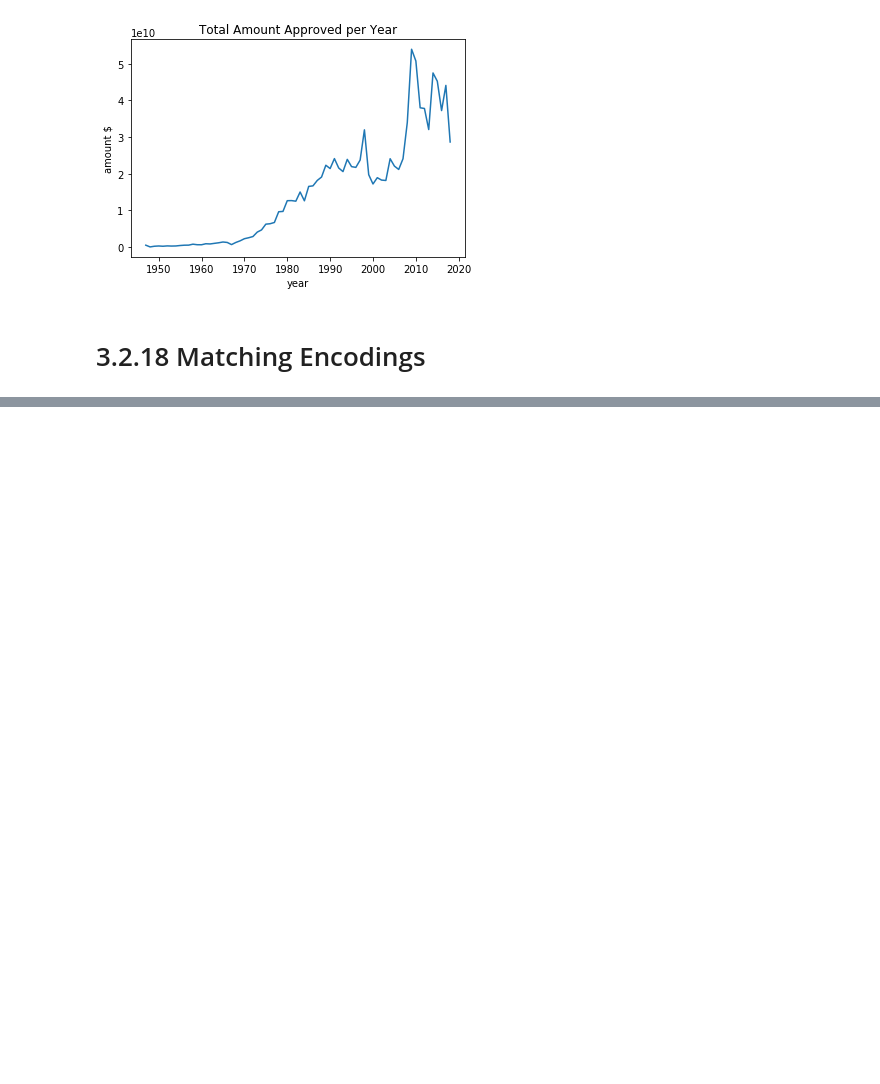
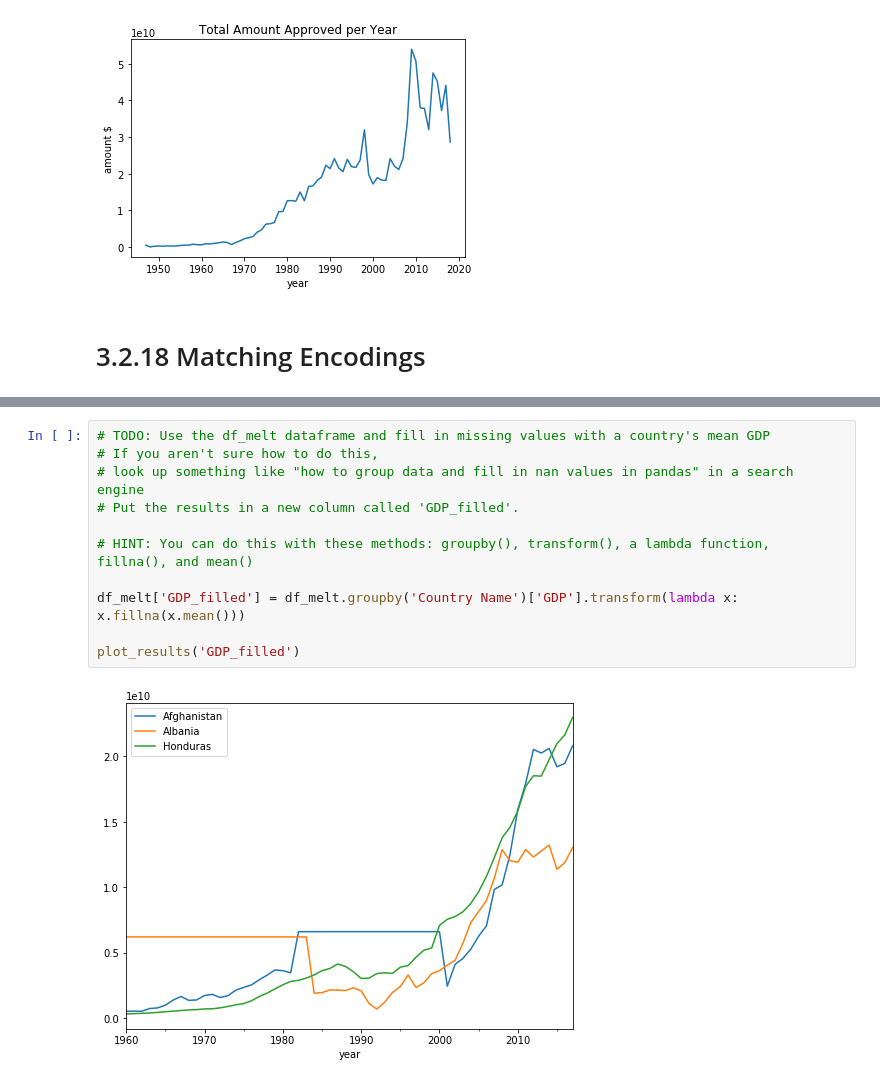
Before and after one commit to kevinlwebb/Nanodegrees, a Jupyter notebook: Data Scientist for Enterprise/3 - Data Engineering/3.2 ETL Pipelines.ipynb, the cells around one changed output, grey strips where cells are left out. Saved outputs shown, nothing was run; the diff lists cells and outputs as text; blank space fills up the shorter version.

```diff
--- a/Data Scientist for Enterprise/3 - Data Engineering/3.2 ETL Pipelines.ipynb
+++ b/Data Scientist for Enterprise/3 - Data Engineering/3.2 ETL Pipelines.ipynb
@@ -819,0 +947,13 @@ plt.show()
+# %%
+# TODO: Use the df_melt dataframe and fill in missing values with a country's mean GDP
+# If you aren't sure how to do this,
+# look up something like "how to group data and fill in nan values in pandas" in a search engine
+# Put the results in a new column called 'GDP_filled'.
+
+# HINT: You can do this with these methods: groupby(), transform(), a lambda function, fillna(), and mean()
+
+df_melt['GDP_filled'] = df_melt.groupby('Country Name')['GDP'].transform(lambda x: x.fillna(x.mean()))
+
+plot_results('GDP_filled')
+# %% [output]
+[figure, added]
```
Also changed, not shown: parts of 36 cells of this notebook.
